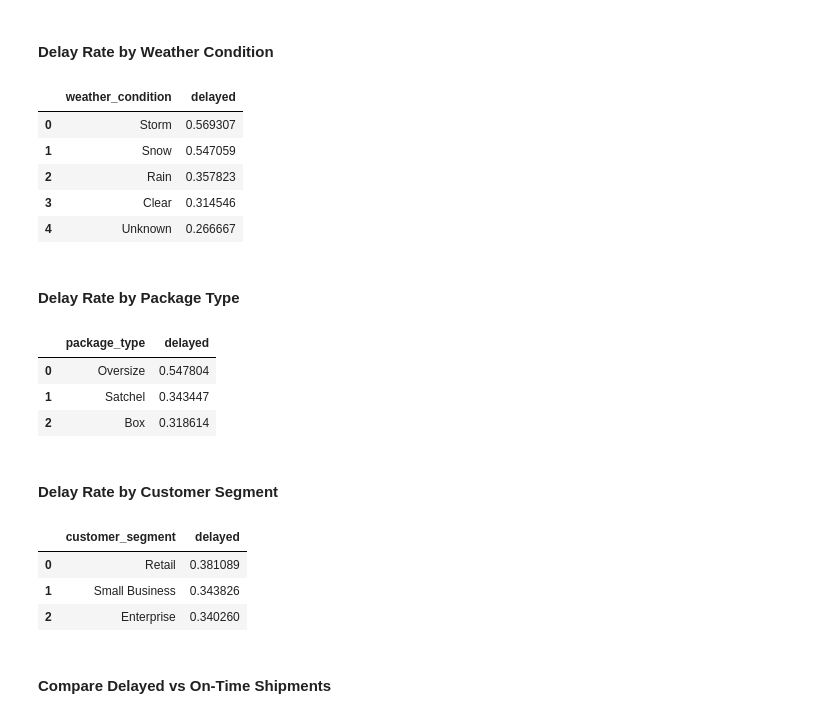
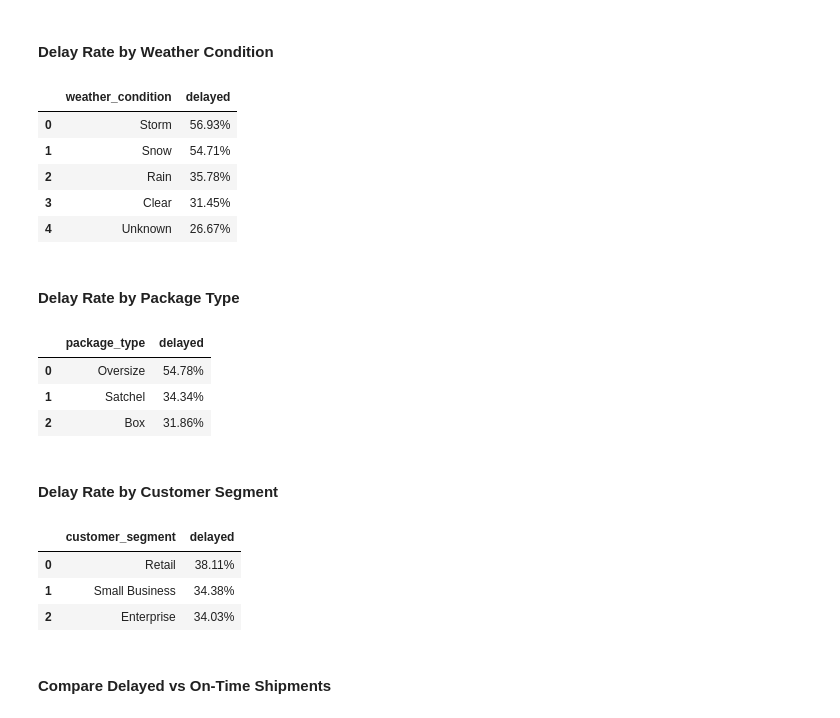
Before and after one commit to ctackitt30/Team_4_CDS_Project, a Jupyter notebook: Team_4_CDS_Capstone.ipynb, the cells around one changed output. Cells and saved outputs as stored; diff of their text form; code cells hidden in the pictures.

```diff
--- a/Team_4_CDS_Capstone.ipynb
+++ b/Team_4_CDS_Capstone.ipynb
@@ -522,20 +524,20 @@ service_delay
 # %%
 weather_delay = (
     analysis_table
     .groupby("weather_condition")["delayed"]
     .mean()
     .sort_values(ascending=False)
     .reset_index()
 )
 
-weather_delay
+display(weather_delay.style.format({"delayed": " {:.2%}"}))
 # %% [output]
 |  | weather_condition | delayed |
-| 0 | Storm | 0.569307 |
-| 1 | Snow | 0.547059 |
-| 2 | Rain | 0.357823 |
-| 3 | Clear | 0.314546 |
-| 4 | Unknown | 0.266667 |
+| 0 | Storm | 56.93% |
+| 1 | Snow | 54.71% |
+| 2 | Rain | 35.78% |
+| 3 | Clear | 31.45% |
+| 4 | Unknown | 26.67% |
 # %% [markdown]
 #### Delay Rate by Package Type
 # %%
@@ -547,12 +549,12 @@ package_delay = (
      .reset_index()
 )
 
-package_delay
+display(package_delay.style.format({"delayed": " {:.2%}"}))
 # %% [output]
 |  | package_type | delayed |
-| 0 | Oversize | 0.547804 |
-| 1 | Satchel | 0.343447 |
-| 2 | Box | 0.318614 |
+| 0 | Oversize | 54.78% |
+| 1 | Satchel | 34.34% |
+| 2 | Box | 31.86% |
 # %% [markdown]
 #### Delay Rate by Customer Segment
 # %%
@@ -564,12 +566,13 @@ segment_delay = (
     .reset_index()
 )
 
-segment_delay
+
+display(segment_delay.style.format({"delayed": " {:.2%}"}))
 # %% [output]
 |  | customer_segment | delayed |
-| 0 | Retail | 0.381089 |
-| 1 | Small Business | 0.343826 |
-| 2 | Enterprise | 0.340260 |
+| 0 | Retail | 38.11% |
+| 1 | Small Business | 34.38% |
+| 2 | Enterprise | 34.03% |
 # %% [markdown]
 #### Compare Delayed vs On-Time Shipments
 # %% [markdown]
```
Also changed, not shown: parts of 21 cells of this notebook.
